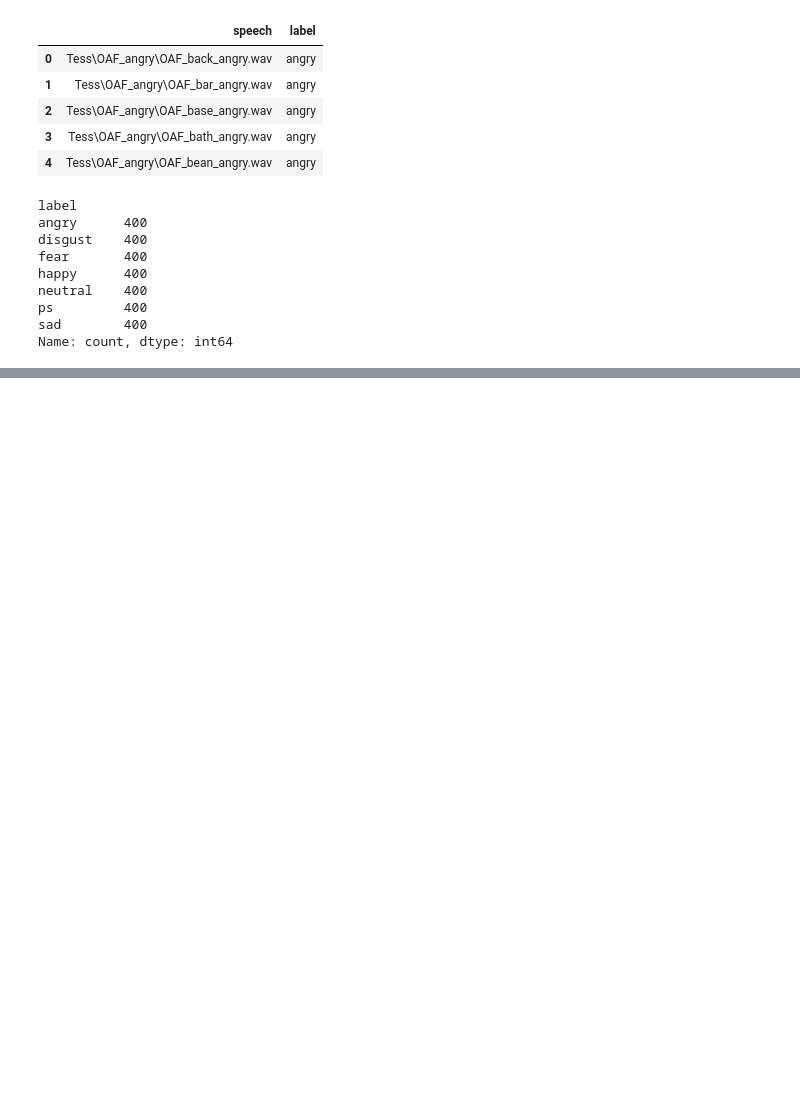
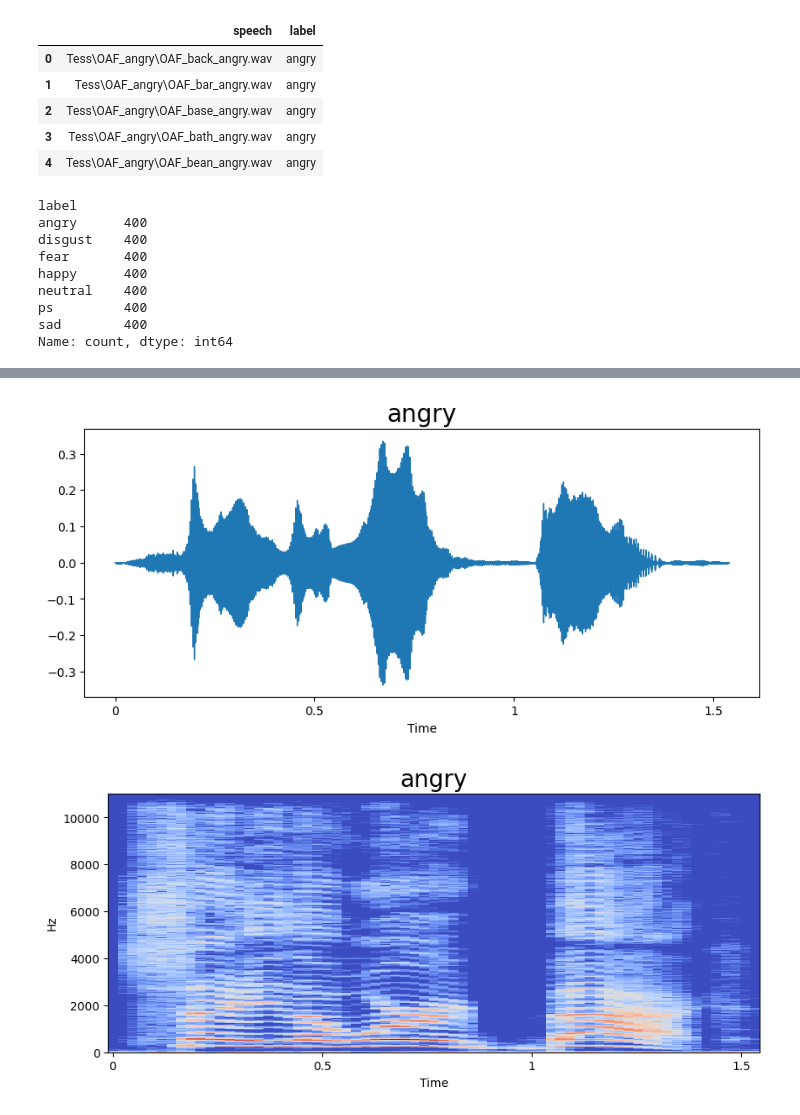
Before and after one commit to Men5ah/EmoBot, a Jupyter notebook: EmoBot.ipynb, the cells around one changed output, grey strips where cells are left out. Cells and saved outputs as stored; diff of their text form; code cells hidden in the pictures; blank space fills up the shorter version.

```diff
--- a/EmoBot.ipynb
+++ b/EmoBot.ipynb
@@ -67,0 +75,23 @@ Name: count, dtype: int64
+# %%
+def waveplot (data, sr, emotions):
+    plt.figure(figsize=(10,4))
+    plt.title(emotion, size=20)
+    librosa.display.waveshow(data, sr=sr)
+    plt.show()
+
+def spectogram(data, sr, emotions):
+    x=librosa.stft(data)
+    xdb=librosa.amplitude_to_db(abs(x))
+    plt.figure(figsize=(10,4))
+    plt.title(emotion, size=20)
+    librosa.display.specshow(xdb, sr=sr, x_axis='time', y_axis='hz')
+    plt.colorbar
+# %%
+emotion = 'angry'
+path = df['speech'][df['label']==emotion][0]
+data, sampling_rate = librosa.load(path)
+waveplot(data, sampling_rate, emotion)
+spectogram(data, sampling_rate, emotion)
+# %% [output]
+[figure, added]
+[figure, added]
```
Also changed, not shown: parts of 2 cells of this notebook.
